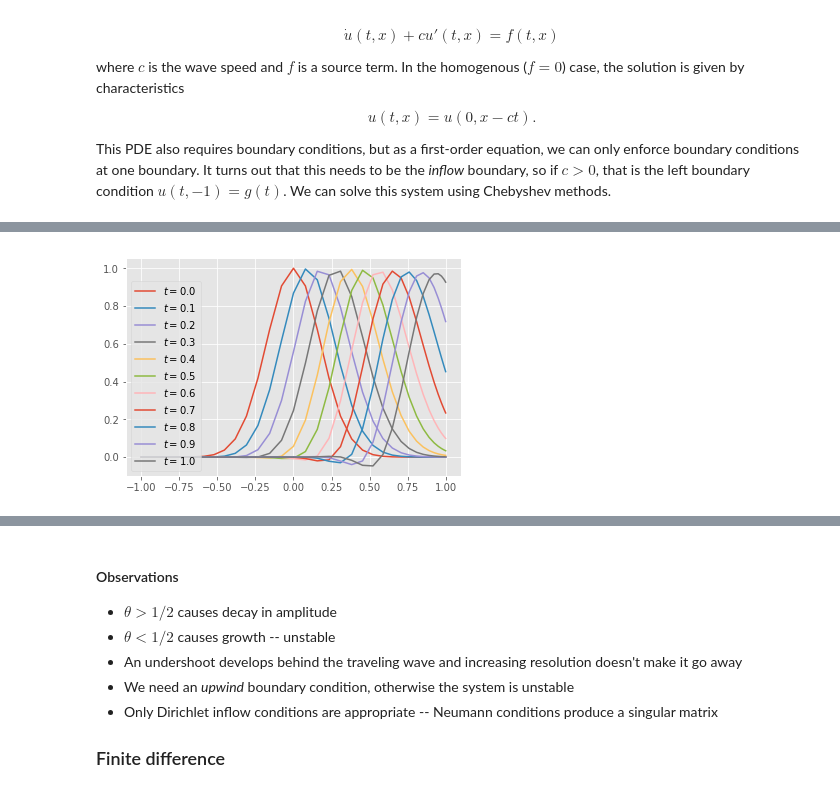
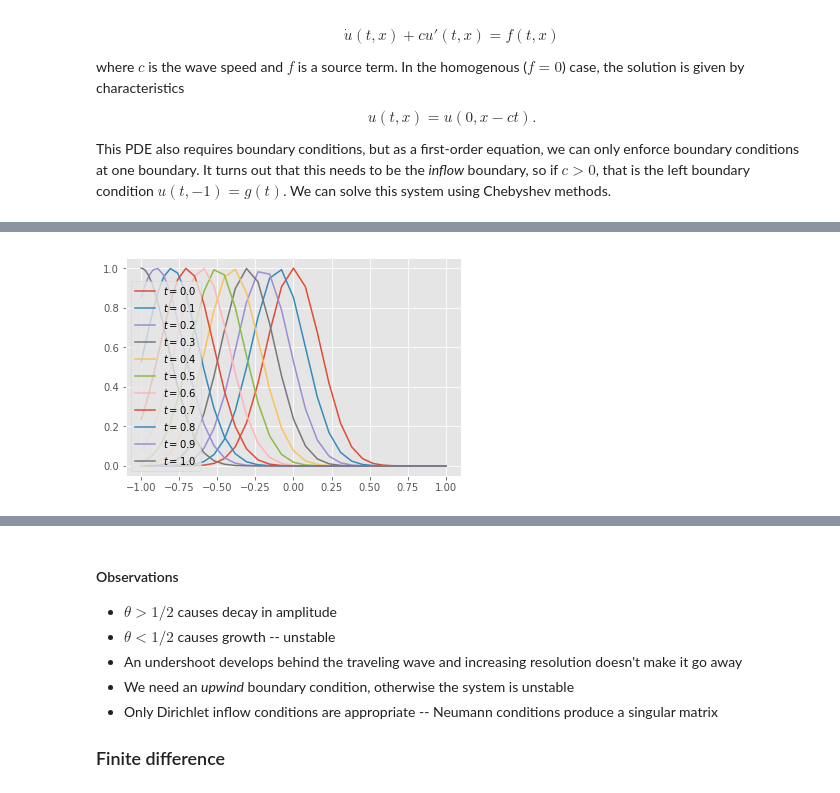
Before and after one commit to cu-numpde/numpde-fall2017, a Jupyter notebook: FDTransient.ipynb, the cells around one changed output, grey strips where cells are left out. Cells and saved outputs as stored; diff of their text form; code cells hidden in the pictures.

```diff
--- a/FDTransient.ipynb
+++ b/FDTransient.ipynb
@@ -563,10 +563,10 @@ def advection_cheb(n, c, left=(None,None), right=(None,None)):
         bcs.append((i, func))
     return x, M, A @ numpy.linalg.inv(T[0]), bcs
 
-x, M, A, bcs = advection_cheb(40, 1, left=(0, lambda t,x: 0*x))
+x, M, A, bcs = advection_cheb(40, -1, right=(0, lambda t,x: 0*x))
 hist = dae_theta_linear(M, A, numpy.exp(-(x*4)**2), lambda t: 0*x, bcs,
-                        h=.1, theta=.5)
-for t, u in hist[::1]:
+                        h=.001, theta=.5)
+for t, u in hist[::len(hist)//10]:
     pyplot.plot(x, u, label='$t={:3.1f}$'.format(t))
 pyplot.legend(loc='lower left')
 numpy.linalg.cond(A)
@@ -575 +575 @@ numpy.linalg.cond(A)
-[figure, old version]
+[figure, new version]
```
Also changed, not shown: parts of 16 cells of this notebook.
